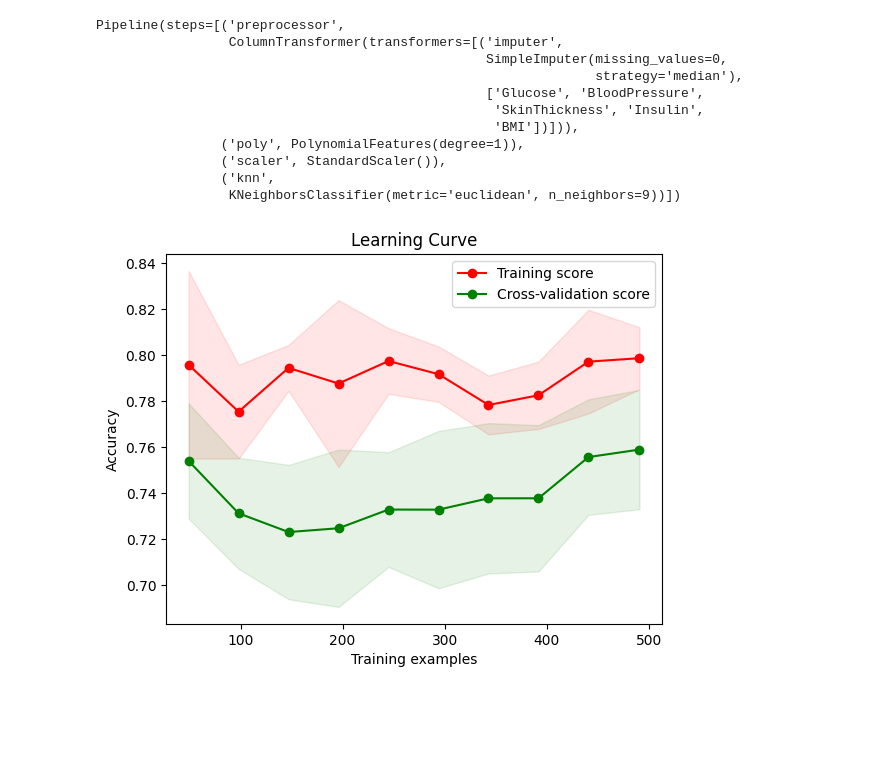
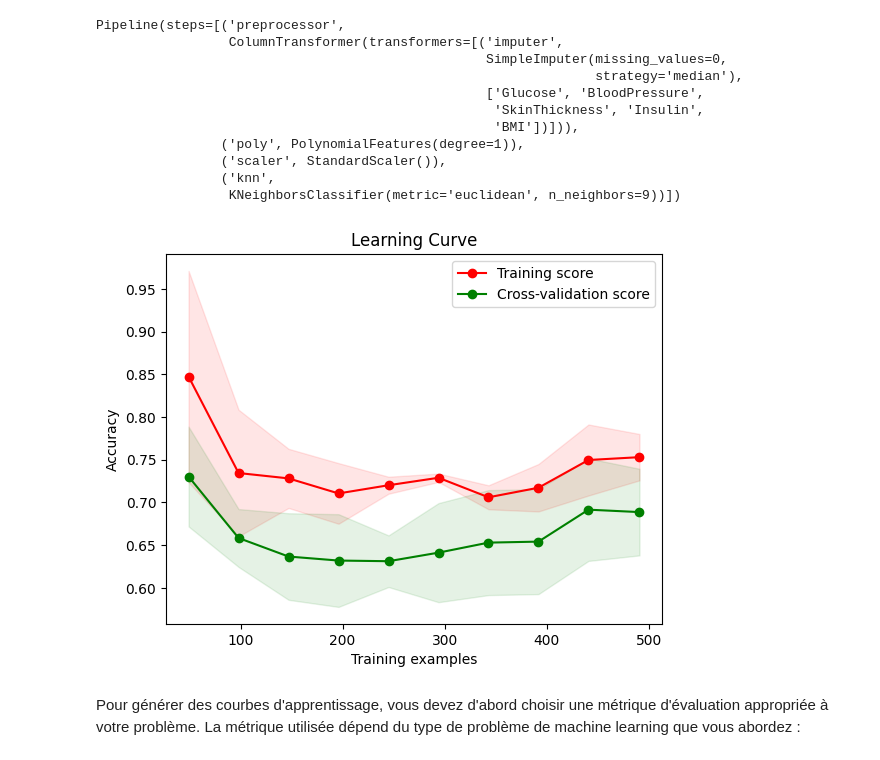
Before and after one commit to ElieLECAS/ML_avance, a Jupyter notebook: learning_curve/modelisation_1.ipynb, the cells around one changed output. Saved outputs shown, nothing was run; the diff lists cells and outputs as text; code cells hidden in the pictures; blank space fills up the shorter version.

```diff
--- a/learning_curve/modelisation_1.ipynb
+++ b/learning_curve/modelisation_1.ipynb
@@ -92,32 +126,34 @@ import matplotlib.pyplot as plt
 
 train_sizes, train_scores, validation_scores = learning_curve(
     estimator = best_model,
     X = X_train,
     y = y_train,
     train_sizes = np.linspace(0.1, 1.0, 10),
     cv = 5,
-    scoring = 'accuracy'
+    scoring = 'precision'
 )
 
 train_scores_mean = train_scores.mean(axis = 1)
 train_scores_std = train_scores.std(axis = 1)
 validation_scores_mean = validation_scores.mean(axis = 1)
 validation_scores_std = validation_scores.std(axis = 1)
 
 plt.figure()
 plt.title("Learning Curve")
 plt.xlabel("Training examples")
 plt.ylabel("Accuracy")
 
 plt.plot(train_sizes, train_scores_mean, 'o-', color="r", label="Training score")
 plt.plot(train_sizes, validation_scores_mean, 'o-', color="g", label="Cross-validation score")
 
 plt.fill_between(train_sizes, train_scores_mean - train_scores_std, train_scores_mean + train_scores_std, alpha=0.1, color="r")
 plt.fill_between(train_sizes, validation_scores_mean - validation_scores_std, validation_scores_mean + validation_scores_std, alpha=0.1, color="g")
 
 plt.legend(loc="best")
 plt.show()
 
 plt.show()
 # %% [output]
-[figure, old version]
+[figure, new version]
+# %% [markdown]
+Pour générer des courbes d'apprentissage, vous devez d'abord choisir une métrique d'évaluation appropriée à votre problème. La métrique utilisée dépend du type de problème de machine learning que vous abordez :
```
Also changed, not shown: parts of 2 cells of this notebook, 6 other files.
